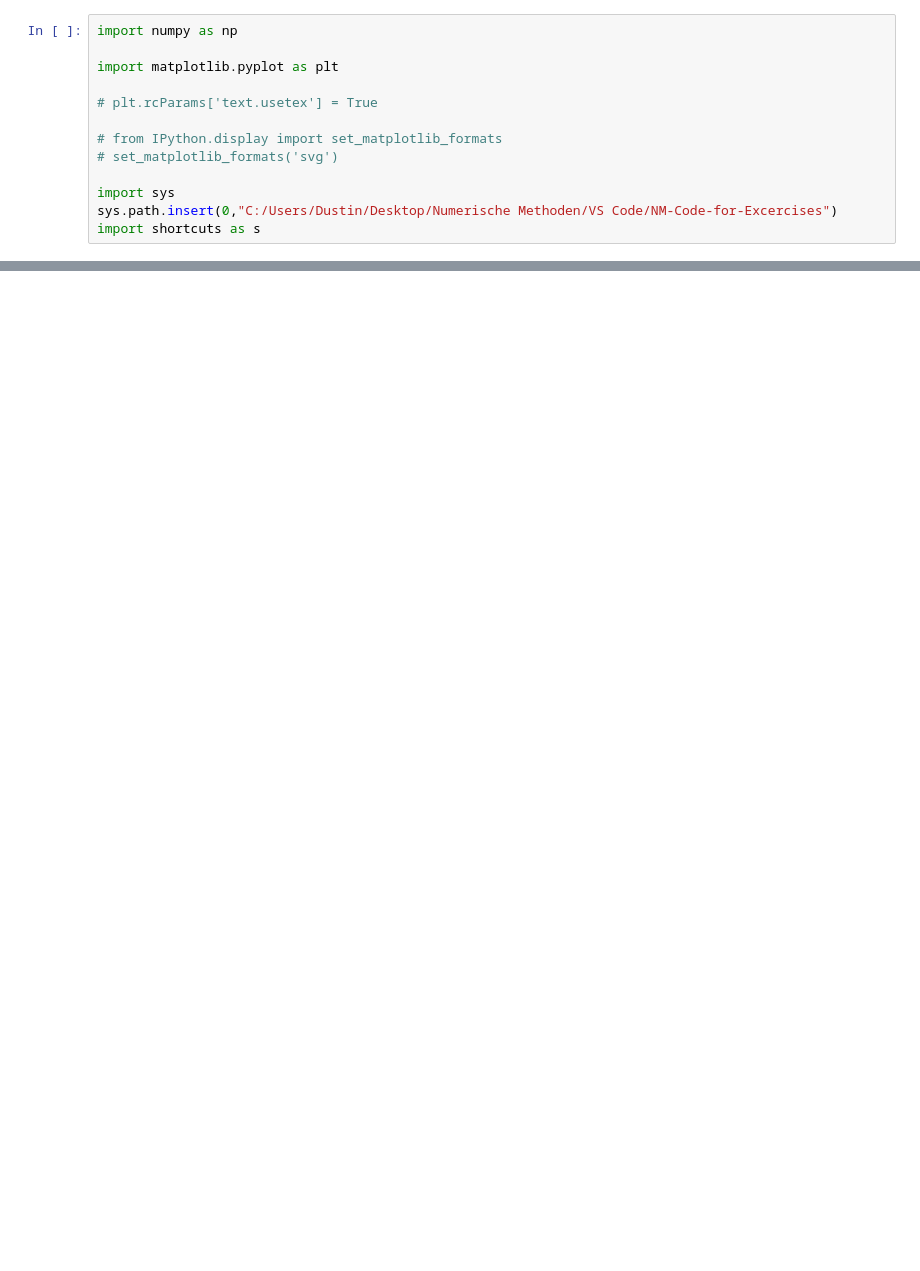
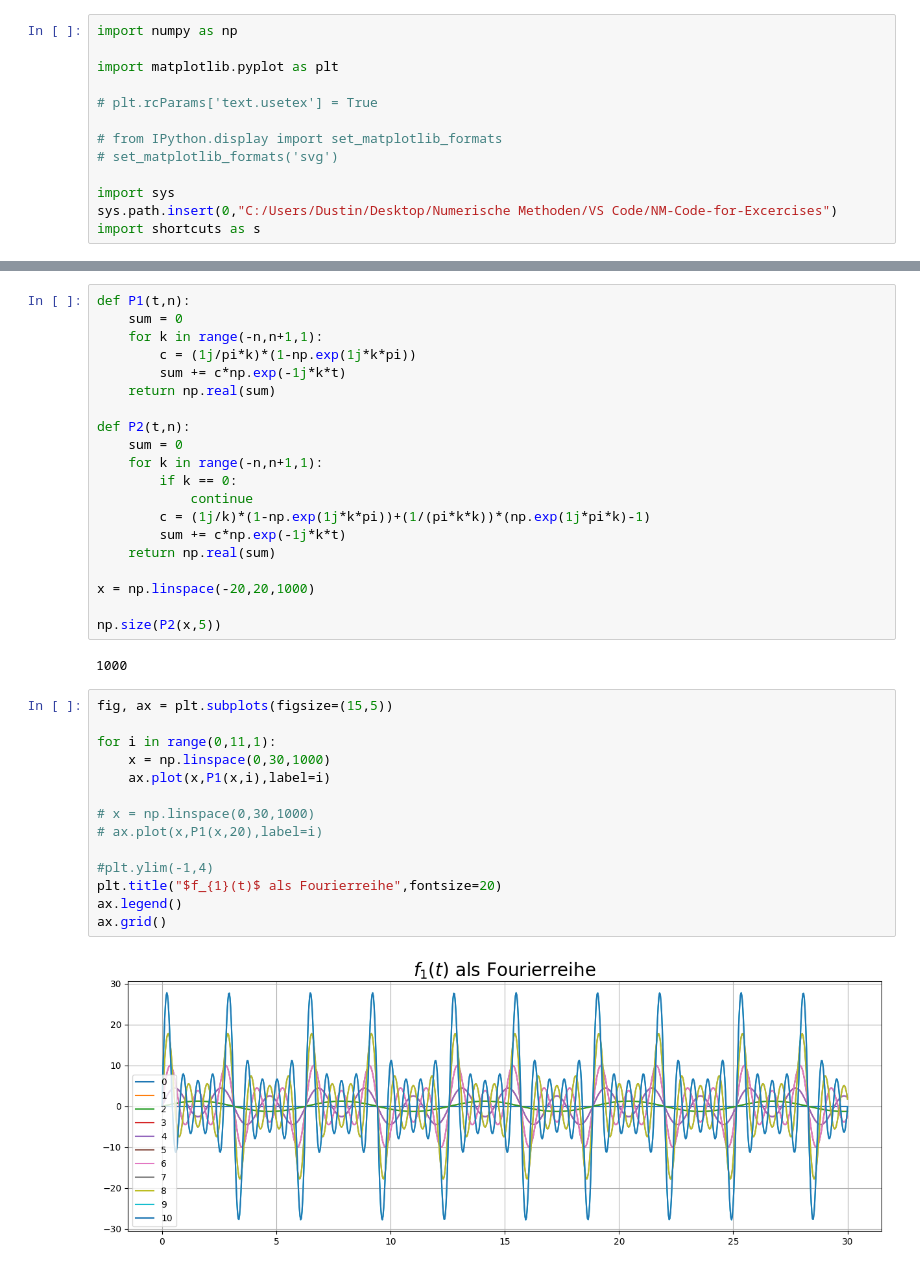
Before and after one commit to RicemanBoy/NM-Code-for-Excercises, a Jupyter notebook: Blatt 11/excercise2.ipynb, the cells around one changed output, grey strips where cells are left out. Saved outputs shown, nothing was run; the diff lists cells and outputs as text; blank space fills up the shorter version.

```diff
--- a/Blatt 11/excercise2.ipynb
+++ b/Blatt 11/excercise2.ipynb
@@ -60,0 +56,38 @@ def P1(n):
+# %%
+def P1(t,n):
+    sum = 0
+    for k in range(-n,n+1,1):
+        c = (1j/pi*k)*(1-np.exp(1j*k*pi))
+        sum += c*np.exp(-1j*k*t)
+    return np.real(sum)
+
+def P2(t,n):
+    sum = 0
+    for k in range(-n,n+1,1):
+        if k == 0:
+            continue
+        c = (1j/k)*(1-np.exp(1j*k*pi))+(1/(pi*k*k))*(np.exp(1j*pi*k)-1)
+        sum += c*np.exp(-1j*k*t)
+    return np.real(sum)
+
+x = np.linspace(-20,20,1000)
+
+np.size(P2(x,5))
+# %% [output]
+1000
+# %%
+fig, ax = plt.subplots(figsize=(15,5))
+
+for i in range(0,11,1):
+    x = np.linspace(0,30,1000)
+    ax.plot(x,P1(x,i),label=i)
+
+# x = np.linspace(0,30,1000)
+# ax.plot(x,P1(x,20),label=i)
+
+#plt.ylim(-1,4)
+plt.title("$f_{1}(t)$ als Fourierreihe",fontsize=20)
+ax.legend()
+ax.grid()
+# %% [output]
+[figure, added]
```
Also changed, not shown: parts of 4 cells of this notebook.
